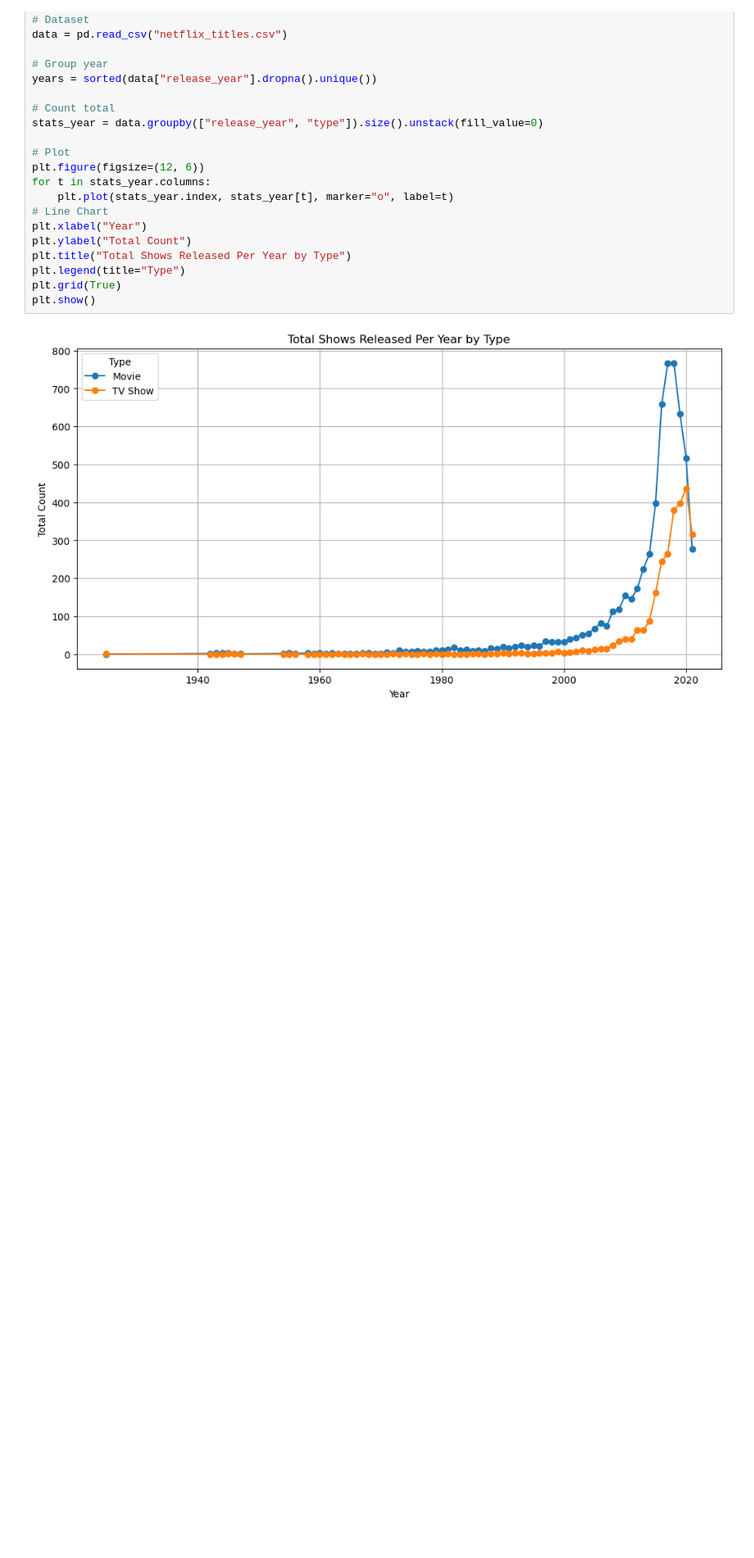
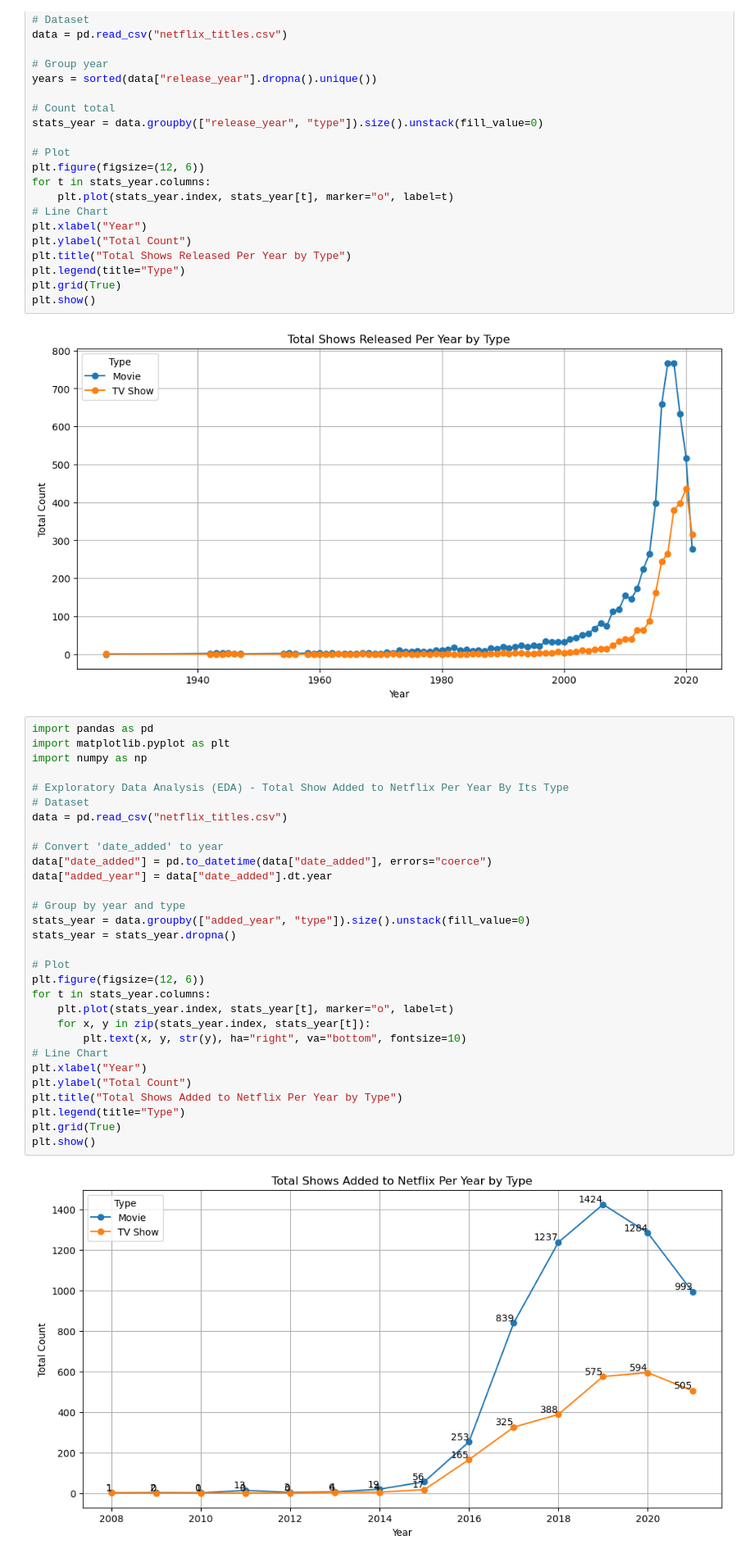
Before and after one commit to FlazeFy2/DS-Netflix_Movies_and_TV_Shows, a Jupyter notebook: exploratory data analysis-line.ipynb, the cells around one changed output. Shown at 82% size. Saved outputs shown, nothing was run; the diff lists cells and outputs as text; blank space fills up the shorter version.

Commit message:
[DS] Exploratory Data Analysis (EDA) - Total Show Added to Netflix Per Year By Its Type

```diff
--- a/exploratory data analysis-line.ipynb
+++ b/exploratory data analysis-line.ipynb
@@ -26,3 +26,35 @@ plt.grid(True)
 plt.show()
 # %% [output]
 [figure]
+# %%
+import pandas as pd
+import matplotlib.pyplot as plt
+import numpy as np
+
+# Exploratory Data Analysis (EDA) - Total Show Added to Netflix Per Year By Its Type
+# Dataset
+data = pd.read_csv("netflix_titles.csv")
+
+# Convert 'date_added' to year
+data["date_added"] = pd.to_datetime(data["date_added"], errors="coerce")
+data["added_year"] = data["date_added"].dt.year
+
+# Group by year and type
+stats_year = data.groupby(["added_year", "type"]).size().unstack(fill_value=0)
+stats_year = stats_year.dropna()
+
+# Plot
+plt.figure(figsize=(12, 6))
+for t in stats_year.columns:
+    plt.plot(stats_year.index, stats_year[t], marker="o", label=t)
+    for x, y in zip(stats_year.index, stats_year[t]):
+        plt.text(x, y, str(y), ha="right", va="bottom", fontsize=10)
+# Line Chart
+plt.xlabel("Year")
+plt.ylabel("Total Count")
+plt.title("Total Shows Added to Netflix Per Year by Type")
+plt.legend(title="Type")
+plt.grid(True)
+plt.show()
+# %% [output]
+[figure, added]
```
